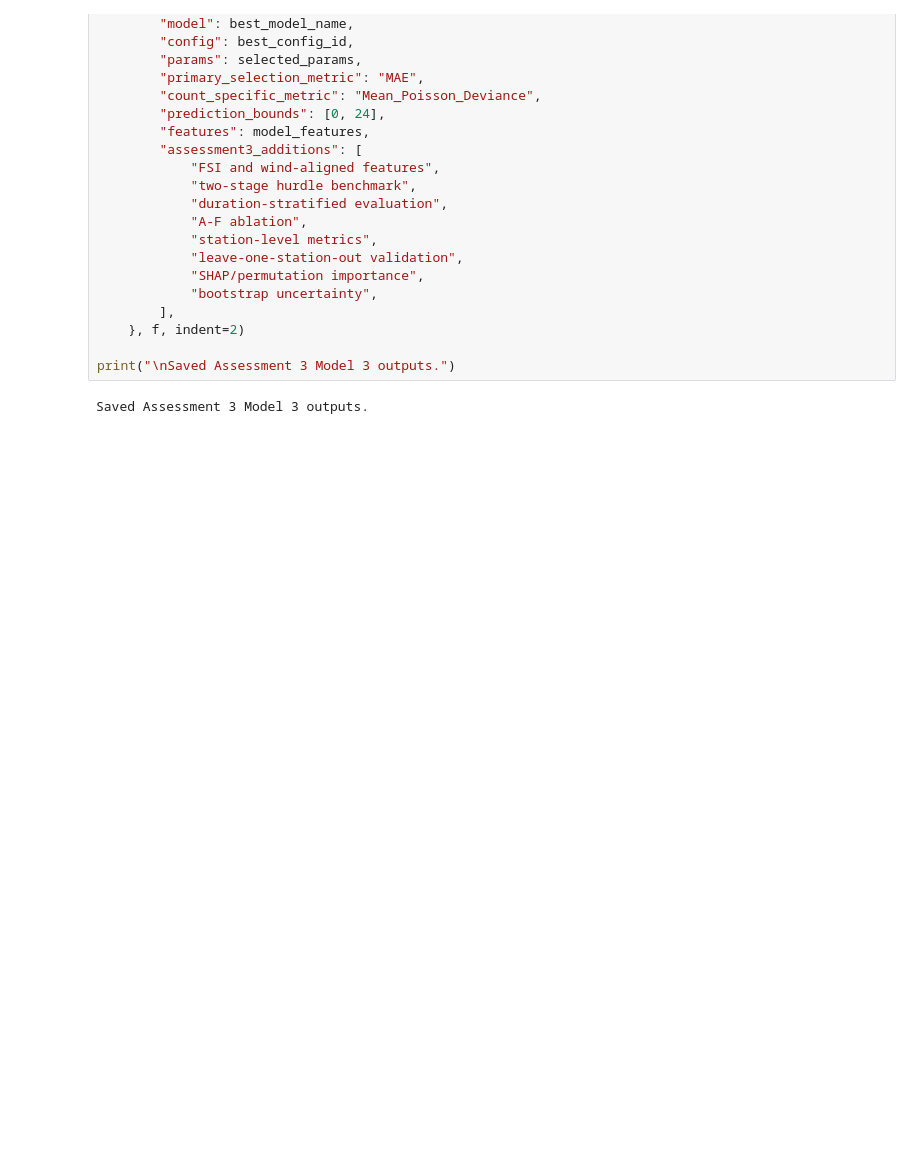
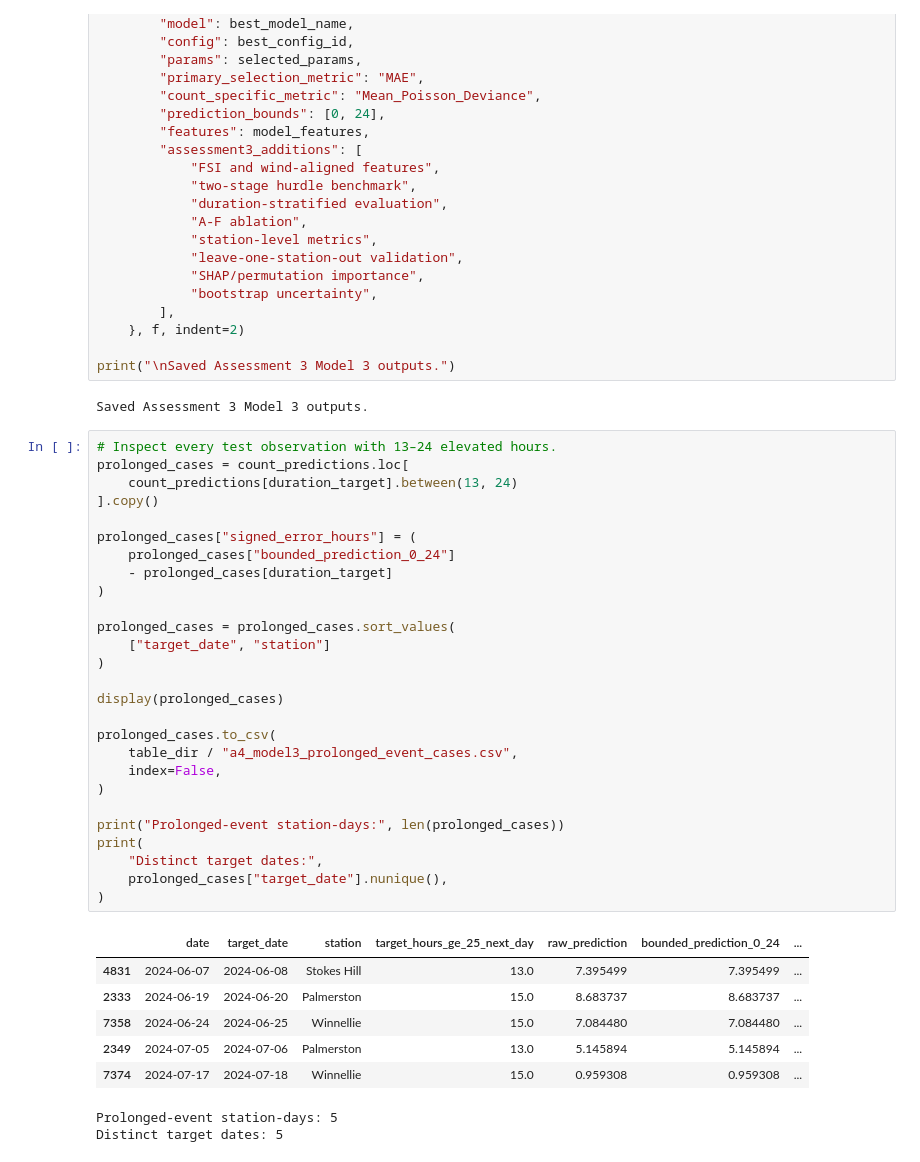
Before and after one commit to Dan5-Theme2/PRT661---DATA-SCIENCE-PRACTICE---Dan5---Theme2, a Jupyter notebook: Source code/Navodya - Model 3_Count_Explainability.ipynb, the cells around one changed output. Saved outputs shown, nothing was run; the diff lists cells and outputs as text; blank space fills up the shorter version.

```diff
--- a/Source code/Navodya - Model 3_Count_Explainability.ipynb
+++ b/Source code/Navodya - Model 3_Count_Explainability.ipynb
@@ -606,3 +666,39 @@ with open(model_dir / "a3_model3_count_config.json", "w", encoding="utf-8") as f
 print("\nSaved Assessment 3 Model 3 outputs.")
 # %% [output]
 Saved Assessment 3 Model 3 outputs.
+# %%
+# Inspect every test observation with 13–24 elevated hours.
+prolonged_cases = count_predictions.loc[
+    count_predictions[duration_target].between(13, 24)
+].copy()
+
+prolonged_cases["signed_error_hours"] = (
+    prolonged_cases["bounded_prediction_0_24"]
+    - prolonged_cases[duration_target]
+)
+
+prolonged_cases = prolonged_cases.sort_values(
+    ["target_date", "station"]
+)
+
+display(prolonged_cases)
+
+prolonged_cases.to_csv(
+    table_dir / "a4_model3_prolonged_event_cases.csv",
+    index=False,
+)
+
+print("Prolonged-event station-days:", len(prolonged_cases))
+print(
+    "Distinct target dates:",
+    prolonged_cases["target_date"].nunique(),
+)
+# %% [output]
+|  | date | target_date | station | target_hours_ge_25_next_day | raw_prediction | bounded_prediction_0_24 | ... |
+| 4831 | 2024-06-07 | 2024-06-08 | Stokes Hill | 13.0 | 7.395499 | 7.395499 | ... |
+| 2333 | 2024-06-19 | 2024-06-20 | Palmerston | 15.0 | 8.683737 | 8.683737 | ... |
+| 7358 | 2024-06-24 | 2024-06-25 | Winnellie | 15.0 | 7.084480 | 7.084480 | ... |
+| 2349 | 2024-07-05 | 2024-07-06 | Palmerston | 13.0 | 5.145894 | 5.145894 | ... |
+| 7374 | 2024-07-17 | 2024-07-18 | Winnellie | 15.0 | 0.959308 | 0.959308 | ... |
+Prolonged-event station-days: 5
+Distinct target dates: 5
```
Also changed, not shown: parts of 9 cells of this notebook.
